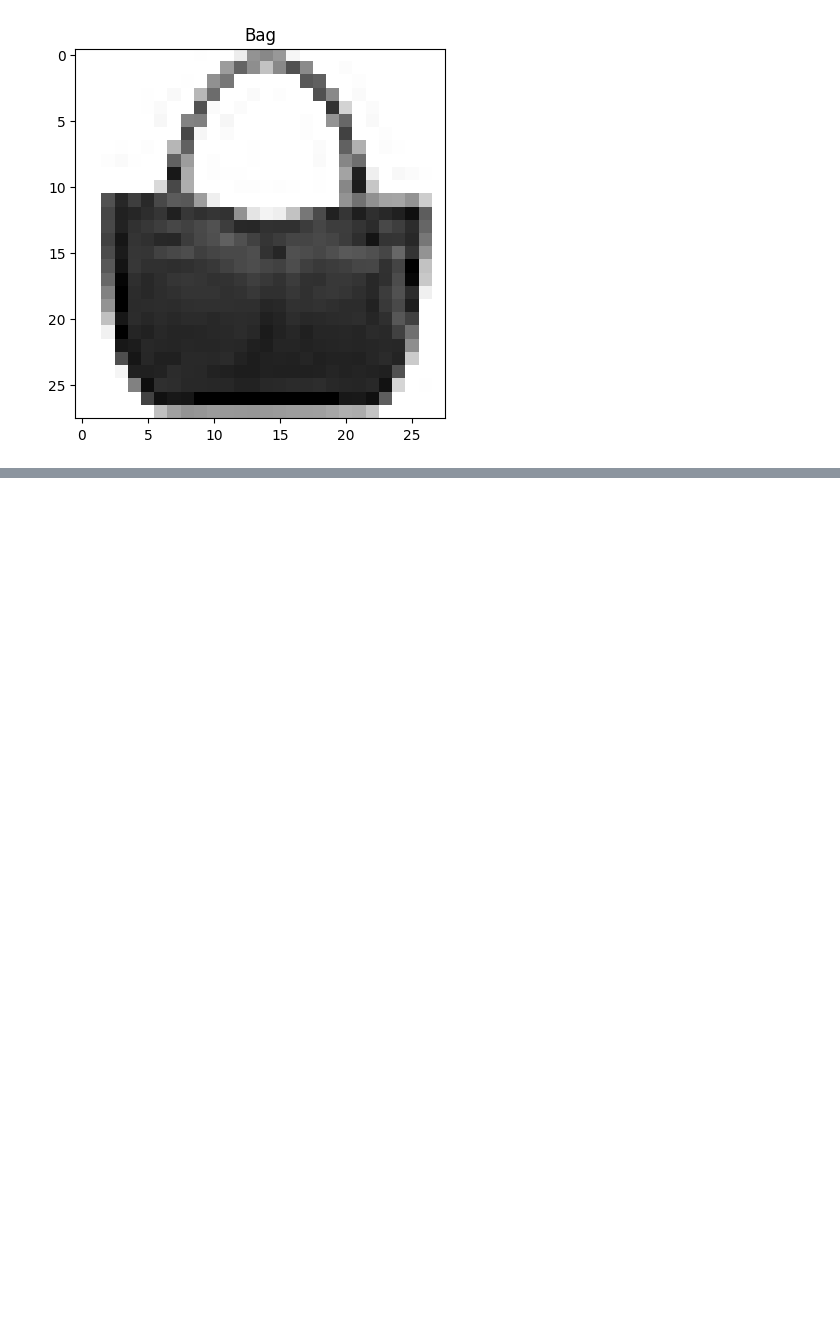
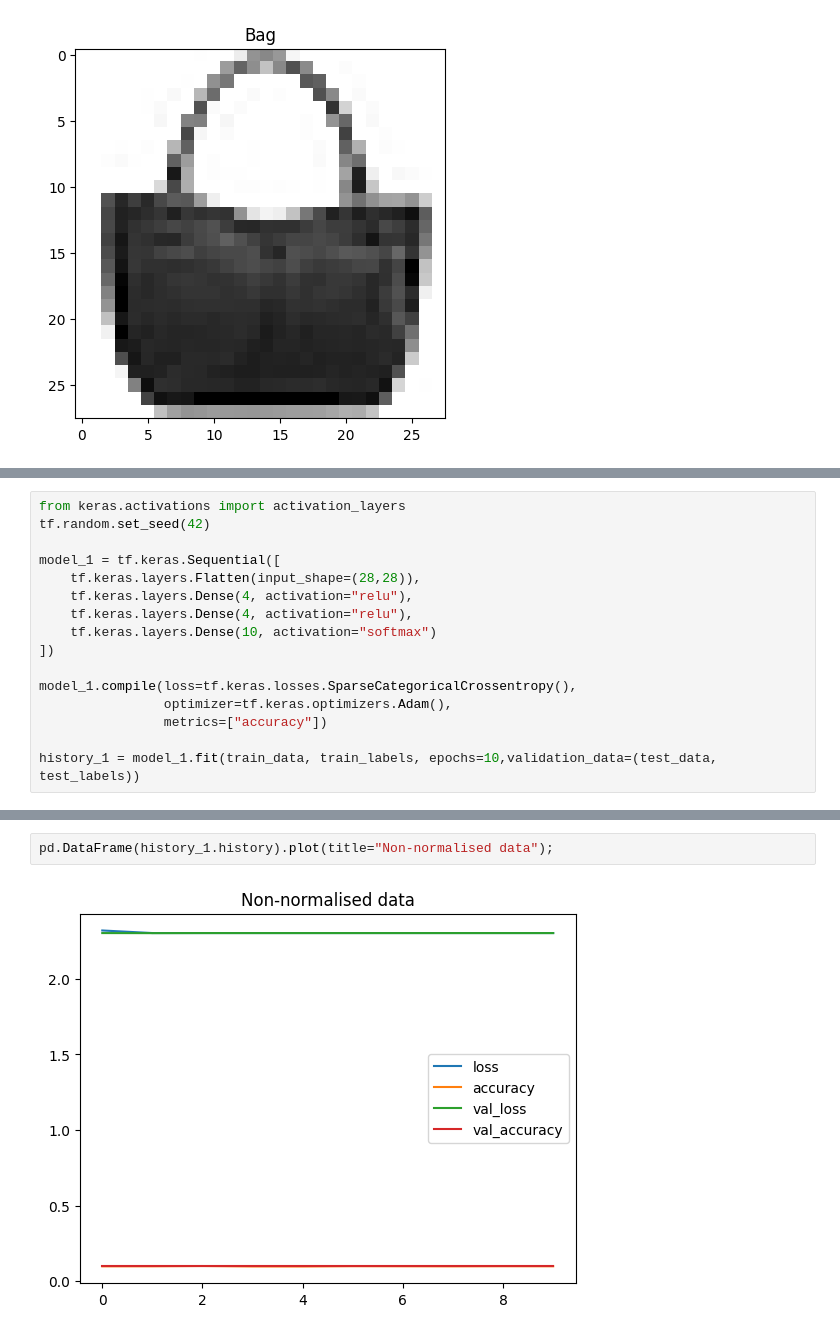
Before and after one commit to aakriti-dot/Tensorflow, a Jupyter notebook: Multiclass_classification_with_tensorflow.ipynb, the cells around one changed output, grey strips where cells are left out. Drawn from its saved outputs; the diff is of its cells as text; blank space fills up the shorter version.

```diff
--- a/Multiclass_classification_with_tensorflow.ipynb
+++ b/Multiclass_classification_with_tensorflow.ipynb
@@ -73,0 +65,16 @@ for i in range(4):
+# %%
+from keras.activations import activation_layers
+tf.random.set_seed(42)
+
+model_1 = tf.keras.Sequential([
+    tf.keras.layers.Flatten(input_shape=(28,28)),
+    tf.keras.layers.Dense(4, activation="relu"),
+    tf.keras.layers.Dense(4, activation="relu"),
+    tf.keras.layers.Dense(10, activation="softmax")
+])
+
+model_1.compile(loss=tf.keras.losses.SparseCategoricalCrossentropy(),
+                optimizer=tf.keras.optimizers.Adam(),
+                metrics=["accuracy"])
+
+history_1 = model_1.fit(train_data, train_labels, epochs=10,validation_data=(test_data, test_labels))
@@ -73,0 +136,4 @@ for i in range(4):
+# %%
+pd.DataFrame(history_1.history).plot(title="Non-normalised data");
+# %% [output]
+[figure, added]
```
Also changed, not shown: parts of 12 cells of this notebook.
